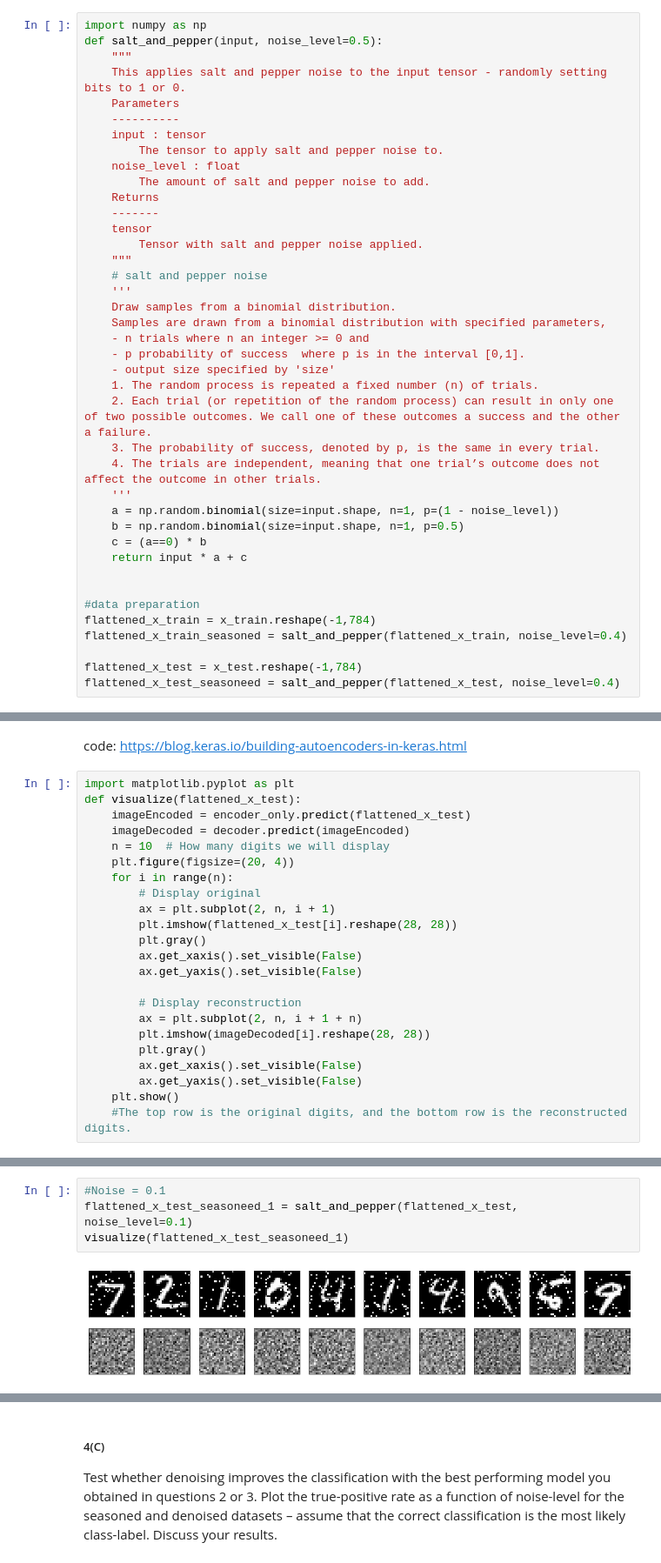
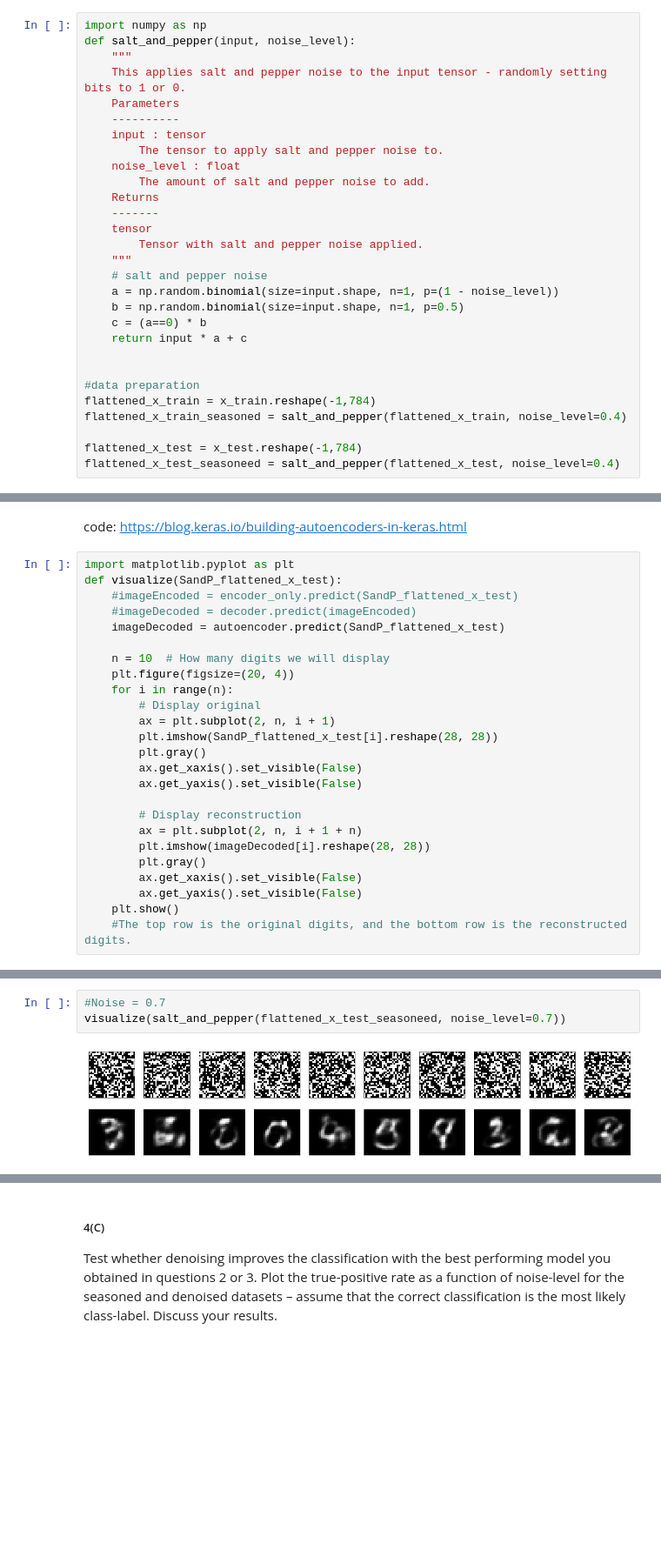
Before and after one commit to LeniaMalki/DataScienceAndAI, a Jupyter notebook: 6.Neural networks/Assignment 6 Answers.ipynb, the cells around one changed output, grey strips where cells are left out. Shown: that part at 87% size. Drawn from its saved outputs; the diff is of its cells as text; blank space fills up the shorter version.

```diff
--- a/6.Neural networks/Assignment 6 Answers.ipynb
+++ b/6.Neural networks/Assignment 6 Answers.ipynb
@@ -426,7 +427,7 @@ report. Train the model with the settings given.
 <img src="model.png">
 # %%
 import numpy as np
-def salt_and_pepper(input, noise_level=0.5):
+def salt_and_pepper(input, noise_level):
     """
     This applies salt and pepper noise to the input tensor - randomly setting bits to 1 or 0.
     Parameters
@@ -441,17 +442,6 @@ def salt_and_pepper(input, noise_level=0.5):
         Tensor with salt and pepper noise applied.
     """
     # salt and pepper noise
-    '''
-    Draw samples from a binomial distribution.
-    Samples are drawn from a binomial distribution with specified parameters,
-    - n trials where n an integer >= 0 and
-    - p probability of success  where p is in the interval [0,1].
-    - output size specified by 'size'
-    1. The random process is repeated a fixed number (n) of trials.
-    2. Each trial (or repetition of the random process) can result in only one of two possible outcomes. We call one of these outcomes a success and the other a failure.
-    3. The probability of success, denoted by p, is the same in every trial.
-    4. The trials are independent, meaning that one trial’s outcome does not affect the outcome in other trials.
-    '''
     a = np.random.binomial(size=input.shape, n=1, p=(1 - noise_level))
     b = np.random.binomial(size=input.shape, n=1, p=0.5)
     c = (a==0) * b
@@ -517,15 +489,17 @@ does the denoising stop working?
 code:  https://blog.keras.io/building-autoencoders-in-keras.html
 # %%
 import matplotlib.pyplot as plt
-def visualize(flattened_x_test):
-    imageEncoded = encoder_only.predict(flattened_x_test)
-    imageDecoded = decoder.predict(imageEncoded)
+def visualize(SandP_flattened_x_test):
+    #imageEncoded = encoder_only.predict(SandP_flattened_x_test)
+    #imageDecoded = decoder.predict(imageEncoded)
+    imageDecoded = autoencoder.predict(SandP_flattened_x_test)
+
     n = 10  # How many digits we will display
     plt.figure(figsize=(20, 4))
     for i in range(n):
         # Display original
         ax = plt.subplot(2, n, i + 1)
-        plt.imshow(flattened_x_test[i].reshape(28, 28))
+        plt.imshow(SandP_flattened_x_test[i].reshape(28, 28))
         plt.gray()
         ax.get_xaxis().set_visible(False)
         ax.get_yaxis().set_visible(False)
@@ -551,7 +535,6 @@ visualize(flattened_x_test_seasoneed)
 # %%
-#Noise = 0.1
-flattened_x_test_seasoneed_1 = salt_and_pepper(flattened_x_test, noise_level=0.1)
-visualize(flattened_x_test_seasoneed_1)
+#Noise = 0.7
+visualize(salt_and_pepper(flattened_x_test_seasoneed, noise_level=0.7))
 # %% [output]
-[figure, old version]
+[figure, new version]
 # %%
```
Also changed, not shown: parts of 8 cells of this notebook.
